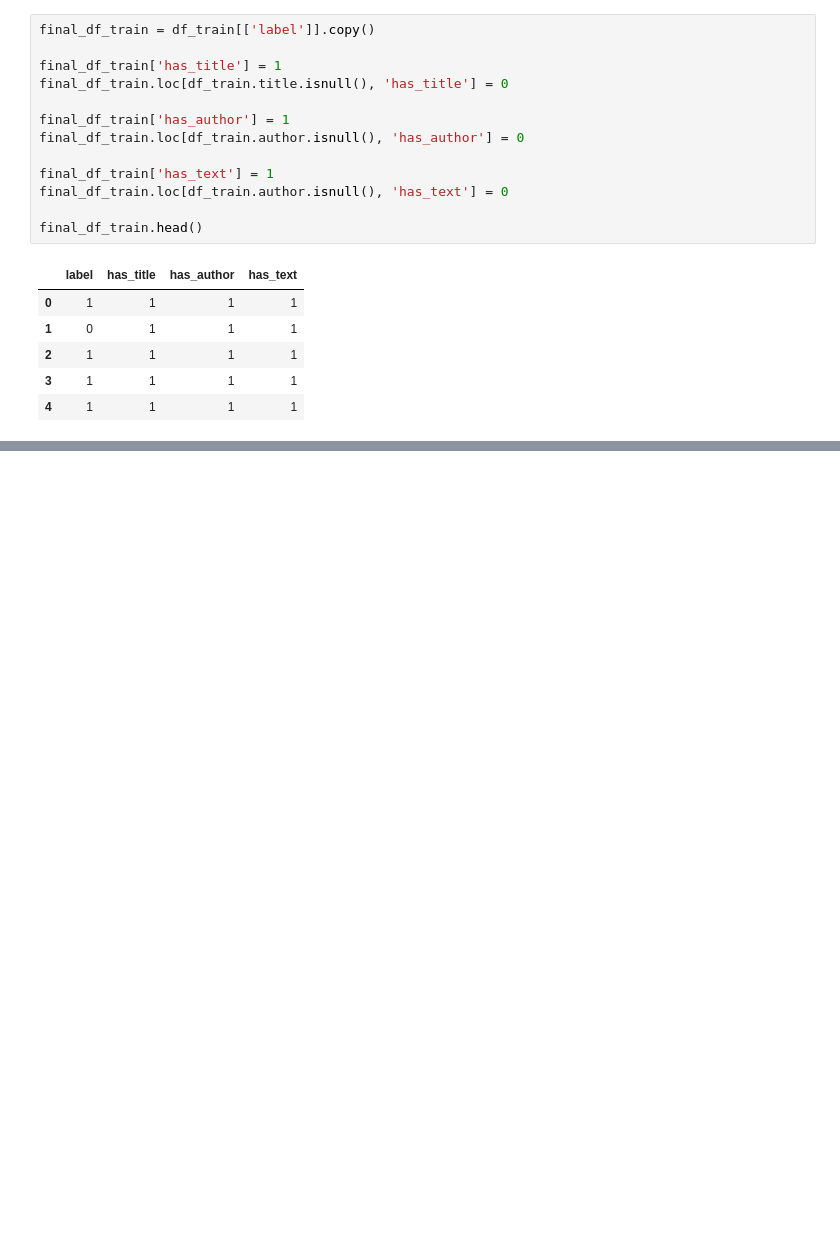
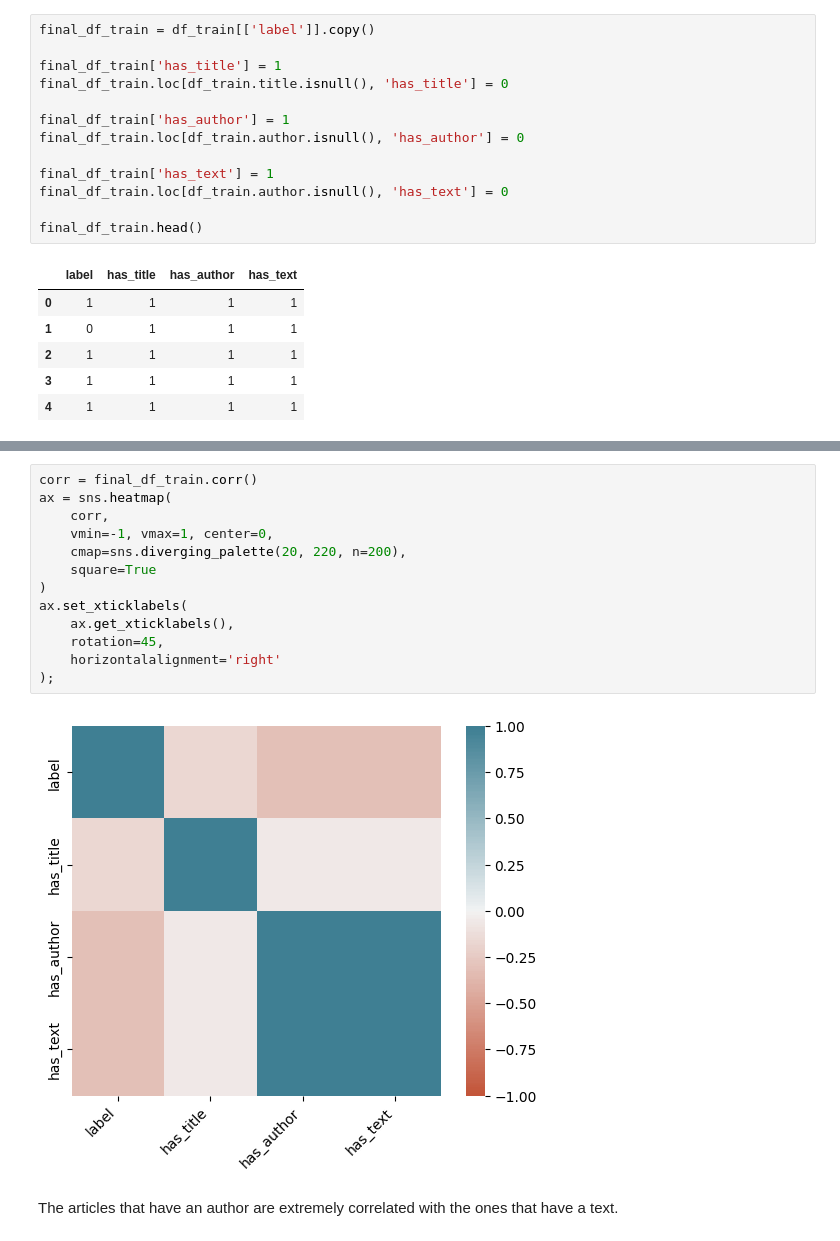
Before and after one commit to Maria-Inigo/Fake-News, a Jupyter notebook: main.ipynb, the cells around one changed output, grey strips where cells are left out. Drawn from its saved outputs; the diff is of its cells as text; blank space fills up the shorter version.

```diff
--- a/main.ipynb
+++ b/main.ipynb
@@ -114,0 +184,17 @@ final_df_train.head()
+# %%
+corr = final_df_train.corr()
+ax = sns.heatmap(
+    corr,
+    vmin=-1, vmax=1, center=0,
+    cmap=sns.diverging_palette(20, 220, n=200),
+    square=True
+)
+ax.set_xticklabels(
+    ax.get_xticklabels(),
+    rotation=45,
+    horizontalalignment='right'
+);
+# %% [output]
+[figure, added]
+# %% [markdown]
+The articles that have an author are extremely correlated with the ones that have a text.
```
Also changed, not shown: parts of 30 cells of this notebook.
